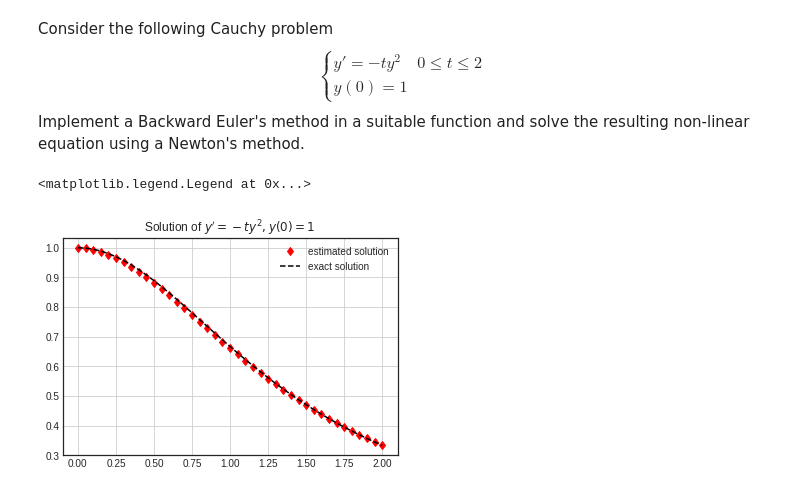
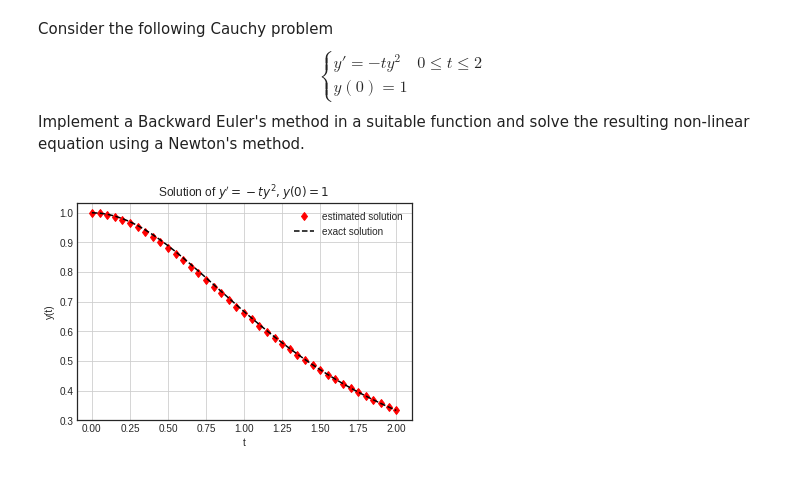
Before and after one commit to Sera91/numerical-analysis-2021-2022, a Jupyter notebook: Final_project_2021_2022_DiGioia.ipynb, the cells around one changed output. Saved outputs shown, nothing was run; the diff lists cells and outputs as text; code cells hidden in the pictures.

```diff
--- a/Final_project_2021_2022_DiGioia.ipynb
+++ b/Final_project_2021_2022_DiGioia.ipynb
@@ -32,7 +32,7 @@ def finDif(omega,f,n,bc):
       -n = number of discretization points
       -bc = boundary conditions
     returns:
-      A = matrix on the lhs
+      A = matrix on the lhs of the equation 'Ax=b'
       b = vector on the rhs
     """
     assert n>1
@@ -574,32 +583,34 @@ def Newton(f,f_prime,x0,eps,nmax):
 def B_Euler(y0,t0,tf,h):
     t_arr = arange(t0, tf+1e-10, h) #timesteps
     t = t_arr
     sol = zeros_like(t_arr)
     sol[0] = y0
     eps = 1e-5
     n_max = 1000
 
     for i in range(1, len(sol)):
         f = lambda y: t[i]*h*y**2 + y - sol[i-1]
         df = lambda y: 2*t[i]*h*y + 1
         sol[i],_ = Newton(f, df, sol[i-1], eps, n_max)
 
     return sol, t_arr
 
 # Plot solution of Cauchy Problem
 
 t_0 = 0.0
 t_f = 2.0
 y0 = 1.0
 
 y,t = B_Euler(y0, t_0, t_f, 0.05)
 y_ex = 2.0/(t*t + 2.0)
 
 plt.title("Solution of $y'=-ty^2 , y(0)=1$" )
 plt.grid(True)
+plt.xlabel('t')
+plt.ylabel('y(t)')
 plt.plot(t, y, 'rd', label='estimated solution')
 plt.plot(t, y_ex, linestyle='dashed', color='black', label='exact solution')
 plt.legend()
+plt.show()
 # %% [output]
-<matplotlib.legend.Legend at 0x...>
-[figure, old version]
+[figure, new version]
```
Also changed, not shown: parts of 3 cells of this notebook.
